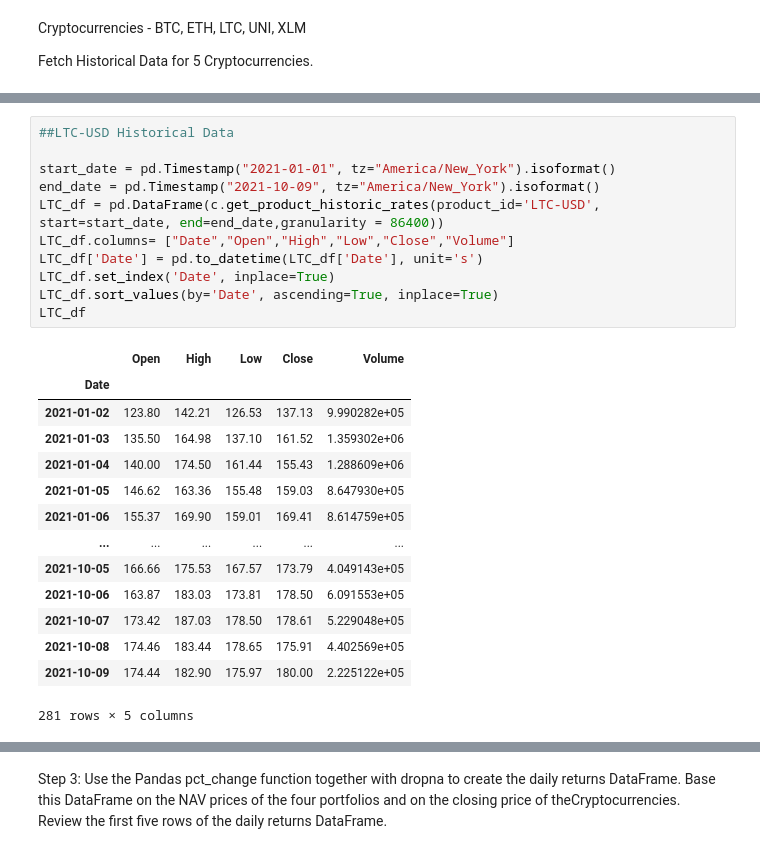
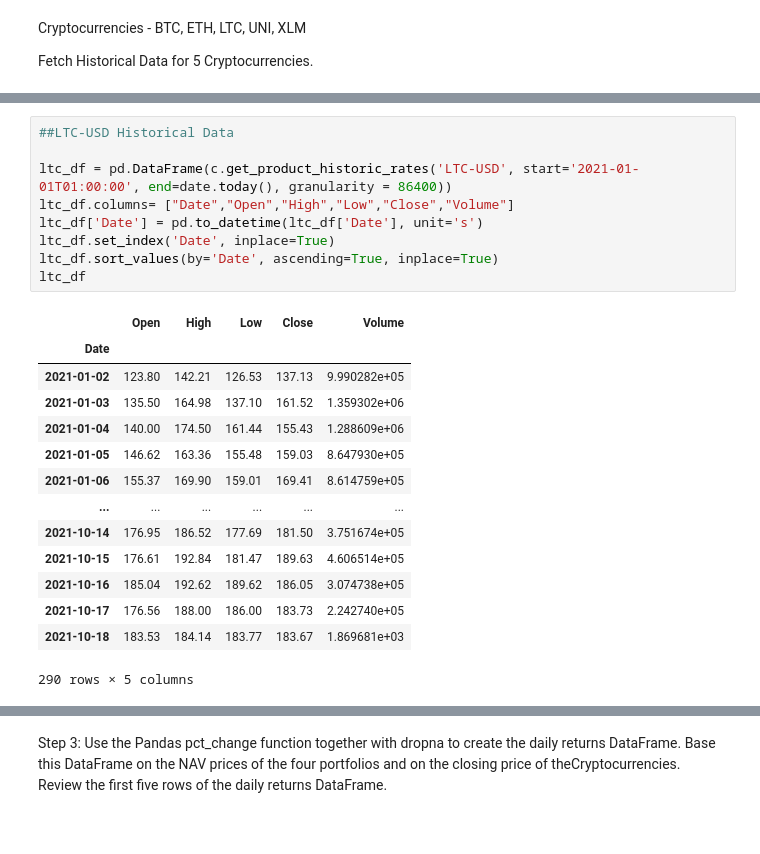
Before and after one commit to Swati-Subhadarshini/UWFinTech_Group3_Project1, a Jupyter notebook: Crypto_price_analysis.ipynb, the cells around one changed output, grey strips where cells are left out. Drawn from its saved outputs; the diff is of its cells as text.

```diff
--- a/Crypto_price_analysis.ipynb
+++ b/Crypto_price_analysis.ipynb
@@ -75,29 +78,27 @@ ETH_df
 # %%
 ##LTC-USD Historical Data
 
-start_date = pd.Timestamp("2021-01-01", tz="America/New_York").isoformat()
-end_date = pd.Timestamp("2021-10-09", tz="America/New_York").isoformat()
-LTC_df = pd.DataFrame(c.get_product_historic_rates(product_id='LTC-USD', start=start_date, end=end_date,granularity = 86400))
-LTC_df.columns= ["Date","Open","High","Low","Close","Volume"]
-LTC_df['Date'] = pd.to_datetime(LTC_df['Date'], unit='s')
-LTC_df.set_index('Date', inplace=True)
-LTC_df.sort_values(by='Date', ascending=True, inplace=True)
-LTC_df
+ltc_df = pd.DataFrame(c.get_product_historic_rates('LTC-USD', start='2021-01-01T01:00:00', end=date.today(), granularity = 86400))
+ltc_df.columns= ["Date","Open","High","Low","Close","Volume"]
+ltc_df['Date'] = pd.to_datetime(ltc_df['Date'], unit='s')
+ltc_df.set_index('Date', inplace=True)
+ltc_df.sort_values(by='Date', ascending=True, inplace=True)
+ltc_df
 # %% [output]
 |  | Open | High | Low | Close | Volume |
 | Date |  |  |  |  |  |
 | 2021-01-02 | 123.80 | 142.21 | 126.53 | 137.13 | 9.990282e+05 |
 | 2021-01-03 | 135.50 | 164.98 | 137.10 | 161.52 | 1.359302e+06 |
 | 2021-01-04 | 140.00 | 174.50 | 161.44 | 155.43 | 1.288609e+06 |
 | 2021-01-05 | 146.62 | 163.36 | 155.48 | 159.03 | 8.647930e+05 |
 | 2021-01-06 | 155.37 | 169.90 | 159.01 | 169.41 | 8.614759e+05 |
 | ... | ... | ... | ... | ... | ... |
-| 2021-10-05 | 166.66 | 175.53 | 167.57 | 173.79 | 4.049143e+05 |
-| 2021-10-06 | 163.87 | 183.03 | 173.81 | 178.50 | 6.091553e+05 |
-| 2021-10-07 | 173.42 | 187.03 | 178.50 | 178.61 | 5.229048e+05 |
-| 2021-10-08 | 174.46 | 183.44 | 178.65 | 175.91 | 4.402569e+05 |
-| 2021-10-09 | 174.44 | 182.90 | 175.97 | 180.00 | 2.225122e+05 |
+| 2021-10-14 | 176.95 | 186.52 | 177.69 | 181.50 | 3.751674e+05 |
+| 2021-10-15 | 176.61 | 192.84 | 181.47 | 189.63 | 4.606514e+05 |
+| 2021-10-16 | 185.04 | 192.62 | 189.62 | 186.05 | 3.074738e+05 |
+| 2021-10-17 | 176.56 | 188.00 | 186.00 | 183.73 | 2.242740e+05 |
+| 2021-10-18 | 183.53 | 184.14 | 183.77 | 183.67 | 1.869681e+03 |
-281 rows × 5 columns
+290 rows × 5 columns
 # %%
 ## UNI-USD Historical Data ( Uniswap Cryptocurrency)
 
```
Also changed, not shown: parts of 19 cells of this notebook, 5 other files.
